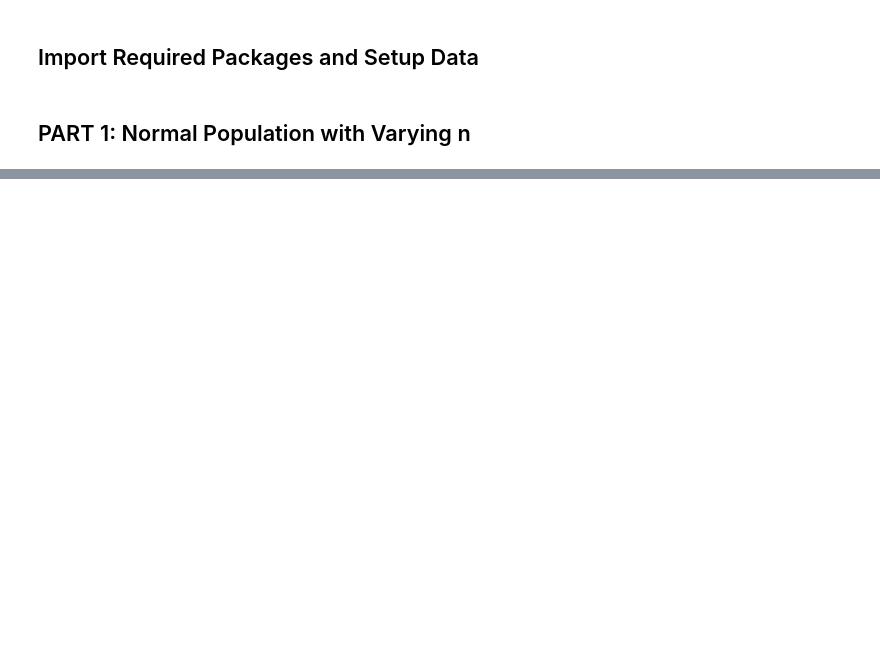
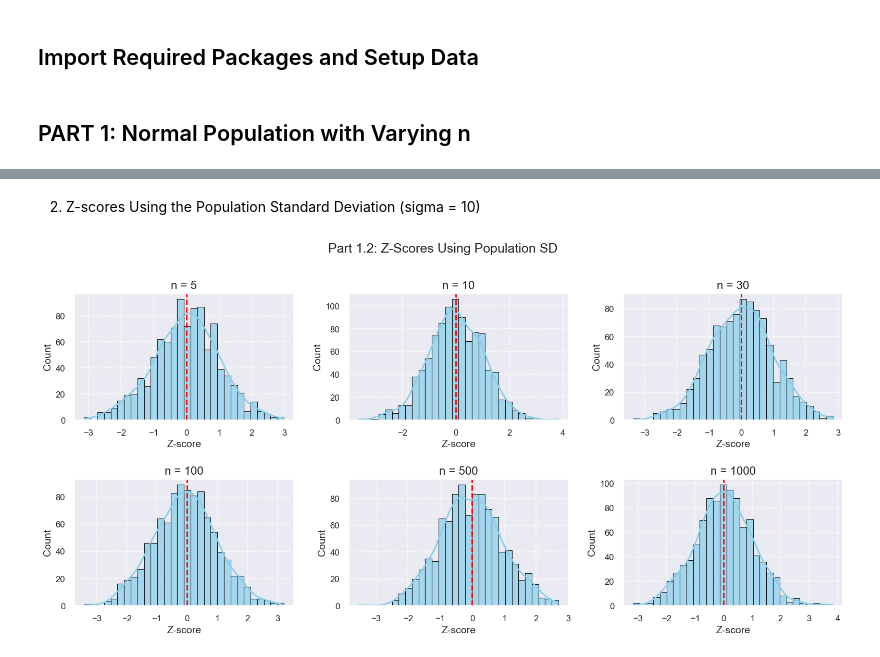
Before and after one commit to rapaugustino/simulation-project-1, a Jupyter notebook: simulation_project_1.ipynb, the cells around one changed output, grey strips where cells are left out. Saved outputs shown, nothing was run; the diff lists cells and outputs as text; code cells hidden in the pictures; blank space fills up the shorter version.

```diff
--- a/simulation_project_1.ipynb
+++ b/simulation_project_1.ipynb
@@ -466,0 +104,27 @@ The robustness of one-sample t-procedures is contingent upon the underlying popu
+# %% [markdown]
+2. Z-scores Using the Population Standard Deviation (sigma = 10)
+# %%
+fig, axs = plt.subplots(2, 3, figsize=(16, 8))
+axs = axs.flatten()
+
+for i, n in enumerate(sample_sizes_part1):
+    z_vals = []
+    for _ in range(simulations):
+        sample_data = simulation_population_data('normal', n)
+        x_bar = np.mean(sample_data)
+        z = (x_bar - mu) / (sigma / np.sqrt(n))
+        z_vals.append(z)
+
+    sns.histplot(z_vals, bins=30, kde=True, color='skyblue', edgecolor='k',
+                 alpha=0.7, ax=axs[i])
+    axs[i].axvline(0, color='red', linestyle='--')
+    axs[i].set_title(f'n = {n}')
+    axs[i].set_xlabel('Z-score')
+    axs[i].set_ylabel('Count')
+
+
+fig.suptitle('Part 1.2: Z-Scores Using Population SD', fontsize=18)
+plt.tight_layout()
+plt.show()
+# %% [output]
+[figure, added]
```
Also changed, not shown: parts of 59 cells of this notebook, 2 other files.
